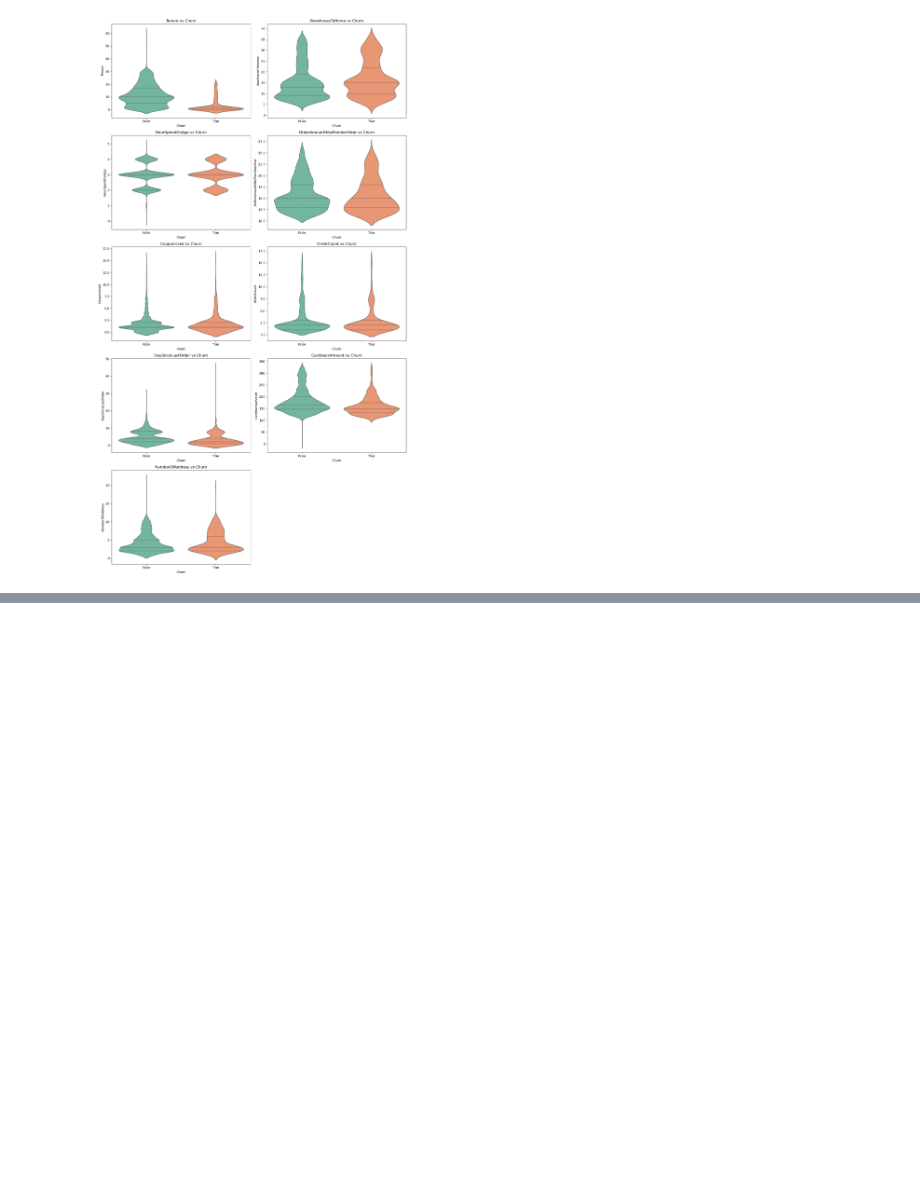
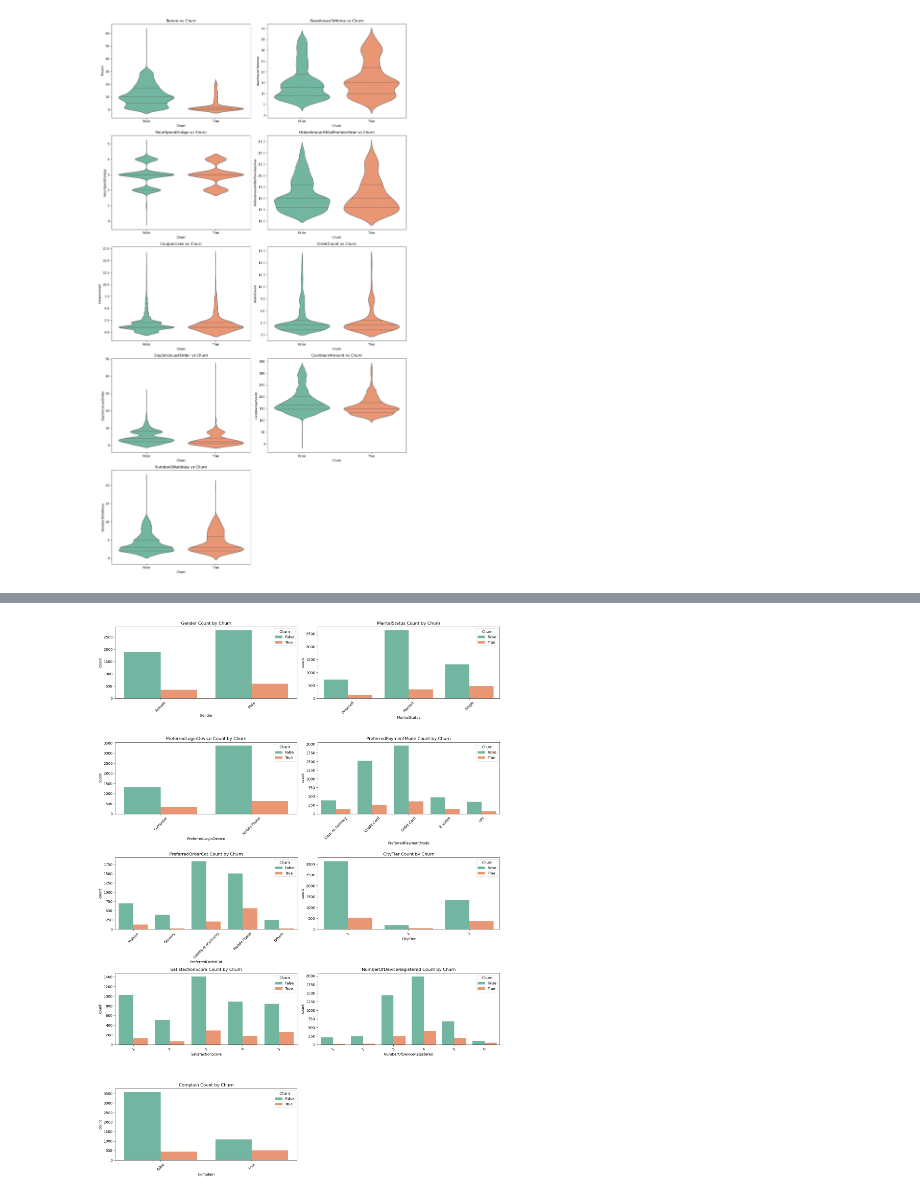
Before and after one commit to EkamjotSingh240/Customer-Churn-Prediction-System, a Jupyter notebook: src/02_eda.ipynb, the cells around one changed output, grey strips where cells are left out. Saved outputs shown, nothing was run; the diff lists cells and outputs as text; code cells hidden in the pictures; blank space fills up the shorter version.

```diff
--- a/src/02_eda.ipynb
+++ b/src/02_eda.ipynb
@@ -183,0 +215,16 @@ plt.show()
+# %%
+fig,axes = plt.subplots(5,2, figsize = (16,22))
+axes = axes.flatten()
+
+for i, col in enumerate(categorical_columns):
+    sns.countplot(data = df, x = col, hue = "Churn", palette = "Set2", ax = axes[i])
+    axes[i].set_title(f"{col} Count by Churn")
+    axes[i].tick_params(axis = "x", rotation = 45)
+    axes[i].legend(title = "Churn")
+
+axes[-1].axis("off")
+plt.tight_layout()
+# plt.savefig("../eda/categorical_countplots_by_churn.png", dpi = 300, bbox_inches = "tight", facecolor = "white")
+plt.show()
+# %% [output]
+[figure, added]
```
Also changed, not shown: parts of 15 cells of this notebook, 6 other files.
